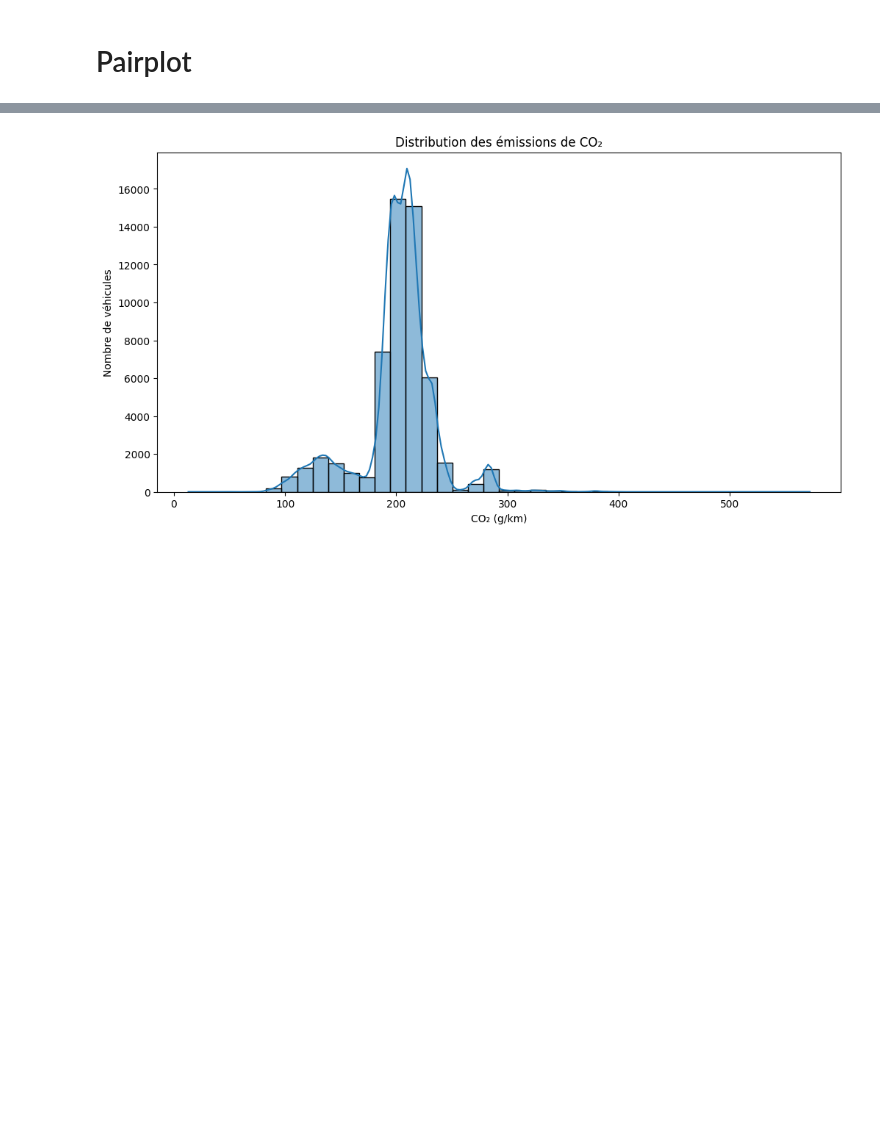
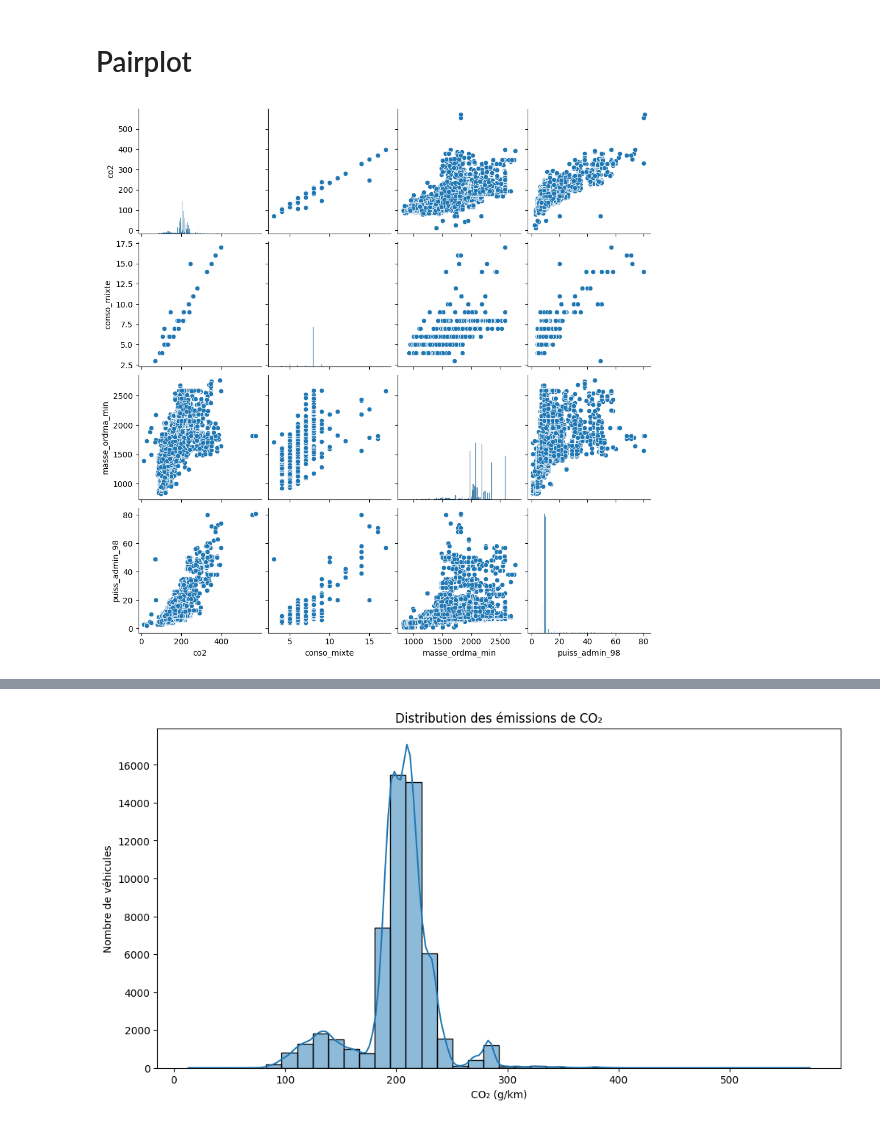
Before and after one commit to LarissaVarnakova/Projet_CO2, a Jupyter notebook: notebooks/eda_aziz.ipynb, the cells around one changed output, grey strips where cells are left out. Drawn from its saved outputs; the diff is of its cells as text; code cells hidden in the pictures; blank space fills up the shorter version.

Commit message:
EDA 2014 : ajout Pairplot

```diff
--- a/notebooks/eda_aziz.ipynb
+++ b/notebooks/eda_aziz.ipynb
@@ -261,9 +312,20 @@ co2_corr
 # %% [markdown]
 # Pairplot
 # %%
+
+sns.pairplot(
+    df_2014[variables_pairplot],
+    diag_kind="hist"
+)
+
+plt.show()
+
+
 variables_pairplot = [
     'co2',
     'conso_mixte',
     'masse_ordma_min',
     'puiss_admin_98'
 ]
+# %% [output]
+[figure, added]
```
Also changed, not shown: parts of 6 cells of this notebook.
